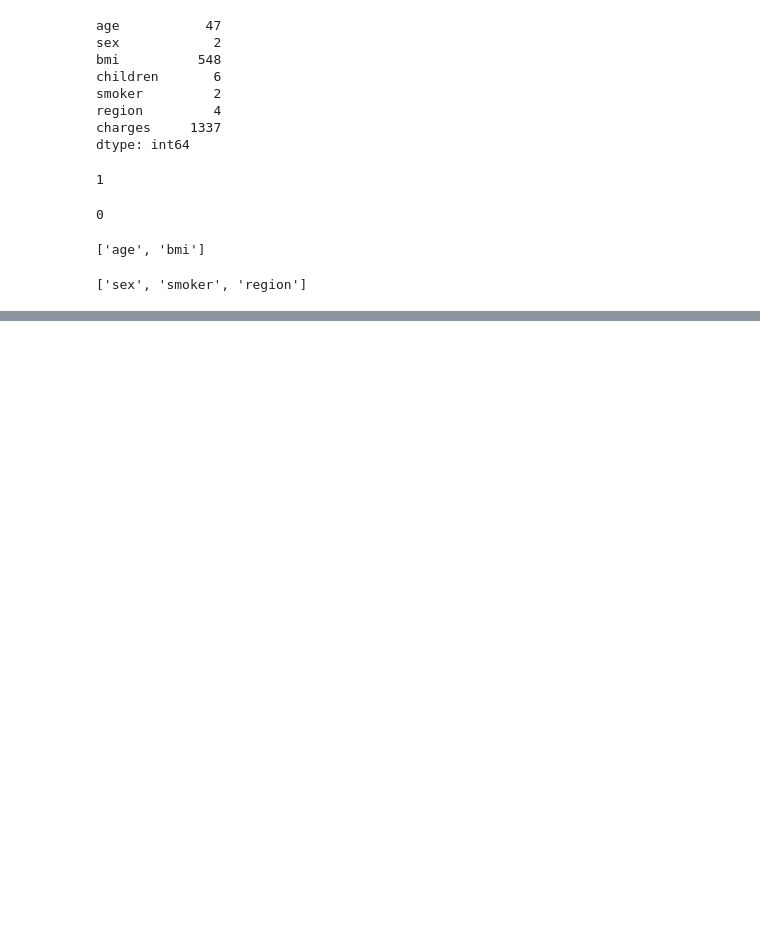
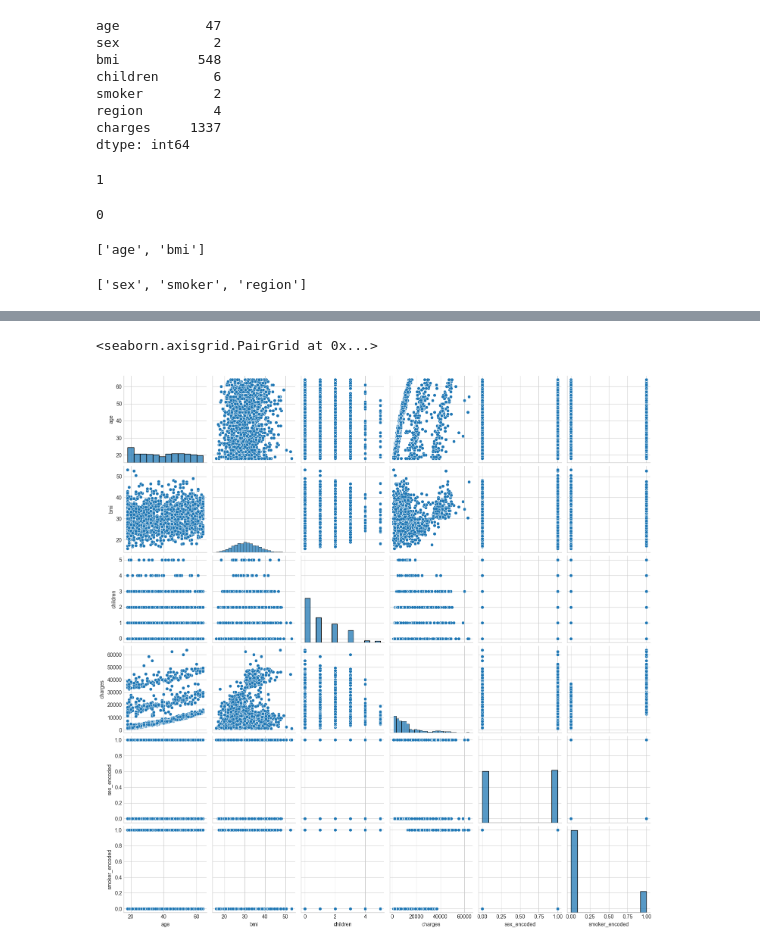
Before and after one commit to Park-HY-00/BAV, a Jupyter notebook: week12-hw.ipynb, the cells around one changed output, grey strips where cells are left out. Drawn from its saved outputs; the diff is of its cells as text; code cells hidden in the pictures; blank space fills up the shorter version.

```diff
--- a/week12-hw.ipynb
+++ b/week12-hw.ipynb
@@ -83,0 +103,8 @@ cat_cols
+# %%
+from sklearn.preprocessing import LabelEncoder
+#Encoding
+le = LabelEncoder()
+df['sex_encoded'] = le.fit_transform(df["sex"])
+df['smoker_encoded'] = le.fit_transform(df["smoker"])
+
+df.info()
@@ -84,2 +128,15 @@ cat_cols
 # %%
-df.drop(['Make','Model','Vehicle Class','Transmission','Fuel Type'], axis = 1, inplace = True)
+df.drop(['sex','smoker','region'], axis = 1, inplace = True)
+# %%
+import seaborn as sb
+import matplotlib.pyplot as plt
+from matplotlib import style
+
+style.use('seaborn-v0_8-whitegrid')
+plt.rcParams['figure.figsize'] = (20,10)
+
+sb.pairplot(df)
+# plt.savefig('pairplor.png')
+# %% [output]
+<seaborn.axisgrid.PairGrid at 0x...>
+[figure, added]
```
Also changed, not shown: parts of 25 cells of this notebook.
